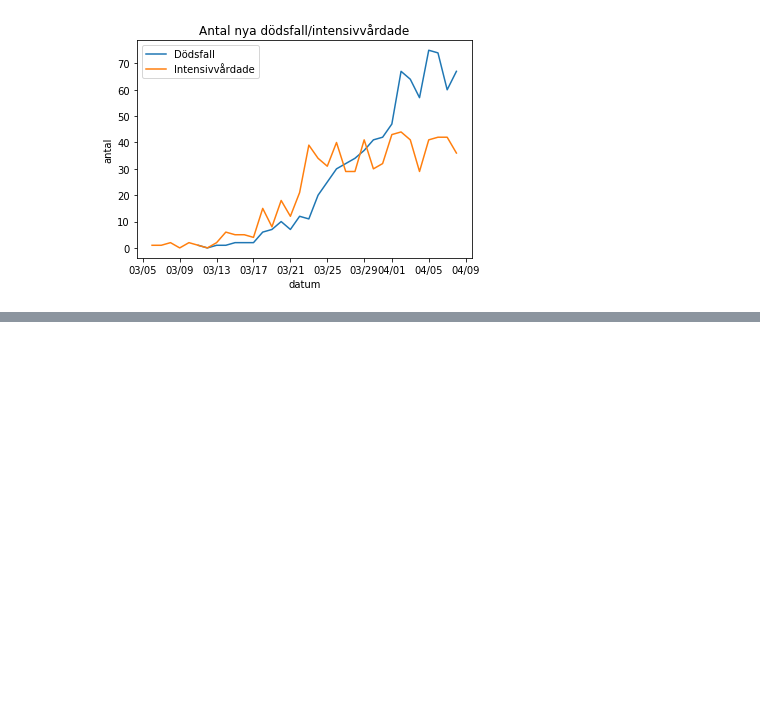
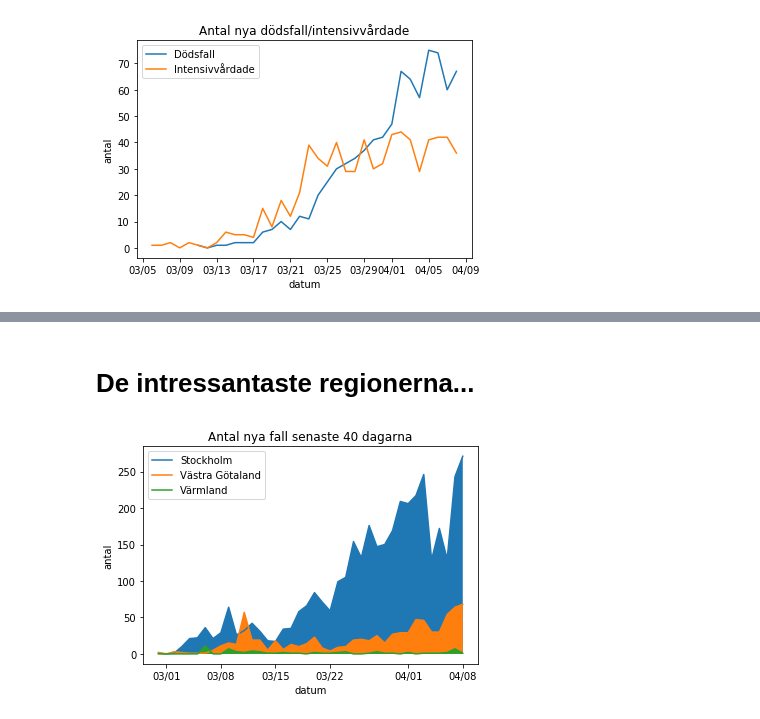
Before and after one commit to vbodell/covid-19, a Jupyter notebook: covid-playground.ipynb, the cells around one changed output, grey strips where cells are left out. Cells and saved outputs as stored; diff of their text form; code cells hidden in the pictures; blank space fills up the shorter version.

Commit message:
Add graph for the interesting regions...

```diff
--- a/covid-playground.ipynb
+++ b/covid-playground.ipynb
@@ -191,0 +208,16 @@ _ = ax.legend(['Dödsfall', 'Intensivvårdade'])
+# %% [markdown]
+# De intressantaste regionerna...
+# %%
+sns.lineplot('date', 'Stockholm', data=day_complete_df[-40:])
+sns.lineplot('date', 'Västra_Götaland', data=day_complete_df[-40:])
+ax = sns.lineplot('date', 'Värmland', data=day_complete_df[-40:])
+
+ax.fill_between(day_complete_df[-40:].date, day_complete_df[-40:].rolling(['Stockholm'])
+ax.fill_between(day_complete_df[-40:].date, day_complete_df[-40:]['Västra_Götaland'])
+ax.fill_between(day_complete_df[-40:].date, day_complete_df[-40:]['Värmland'])
+
+ax.xaxis.set_major_formatter(month_day_fmt)
+ax.set(title='Antal nya fall senaste 40 dagarna', xlabel='datum', ylabel='antal')
+_ = ax.legend(['Stockholm', 'Västra Götaland', 'Värmland'])
+# %% [output]
+[figure, added]
```
Also changed, not shown: parts of 1 cell of this notebook.
